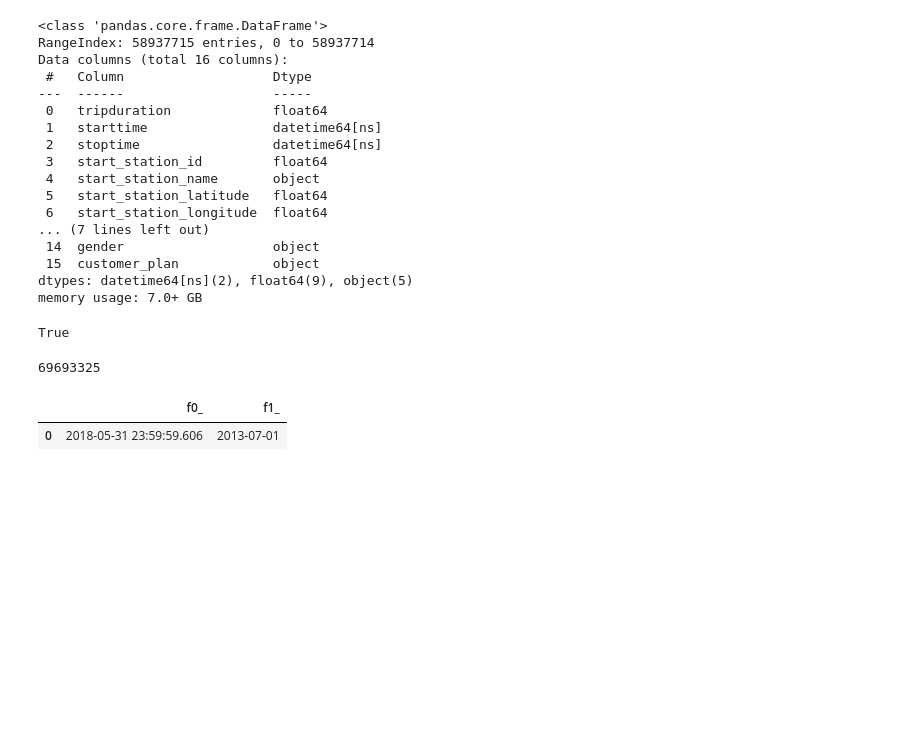
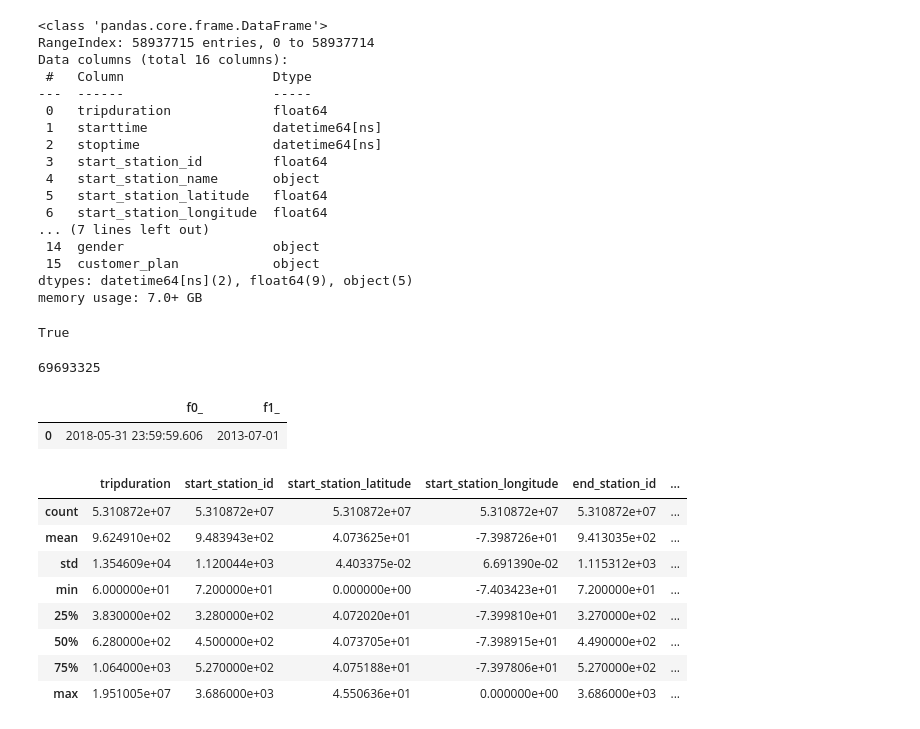
Before and after one commit to Pravdaray/Newyork_citybike_data_analysis, a Jupyter notebook: Basic_eda.ipynb, the cells around one changed output. Cells and saved outputs as stored; diff of their text form; code cells hidden in the pictures; blank space fills up the shorter version.

```diff
--- a/Basic_eda.ipynb
+++ b/Basic_eda.ipynb
@@ -276,3 +250,15 @@ SELECT max(starttime), min(starttime) FROM `bigquery-public-data.new_york_citibi
 # %% [output]
 |  | f0_ | f1_ |
 | 0 | 2018-05-31 23:59:59.606 | 2013-07-01 |
+# %%
+df_trips.describe()
+# %% [output]
+|  | tripduration | start_station_id | start_station_latitude | start_station_longitude | end_station_id | ... |
+| count | 5.310872e+07 | 5.310872e+07 | 5.310872e+07 | 5.310872e+07 | 5.310872e+07 | ... |
+| mean | 9.624910e+02 | 9.483943e+02 | 4.073625e+01 | -7.398726e+01 | 9.413035e+02 | ... |
+| std | 1.354609e+04 | 1.120044e+03 | 4.403375e-02 | 6.691390e-02 | 1.115312e+03 | ... |
+| min | 6.000000e+01 | 7.200000e+01 | 0.000000e+00 | -7.403423e+01 | 7.200000e+01 | ... |
+| 25% | 3.830000e+02 | 3.280000e+02 | 4.072020e+01 | -7.399810e+01 | 3.270000e+02 | ... |
+| 50% | 6.280000e+02 | 4.500000e+02 | 4.073705e+01 | -7.398915e+01 | 4.490000e+02 | ... |
+| 75% | 1.064000e+03 | 5.270000e+02 | 4.075188e+01 | -7.397806e+01 | 5.270000e+02 | ... |
+| max | 1.951005e+07 | 3.686000e+03 | 4.550636e+01 | 0.000000e+00 | 3.686000e+03 | ... |
```
Also changed, not shown: parts of 8 cells of this notebook, 2 other files.
